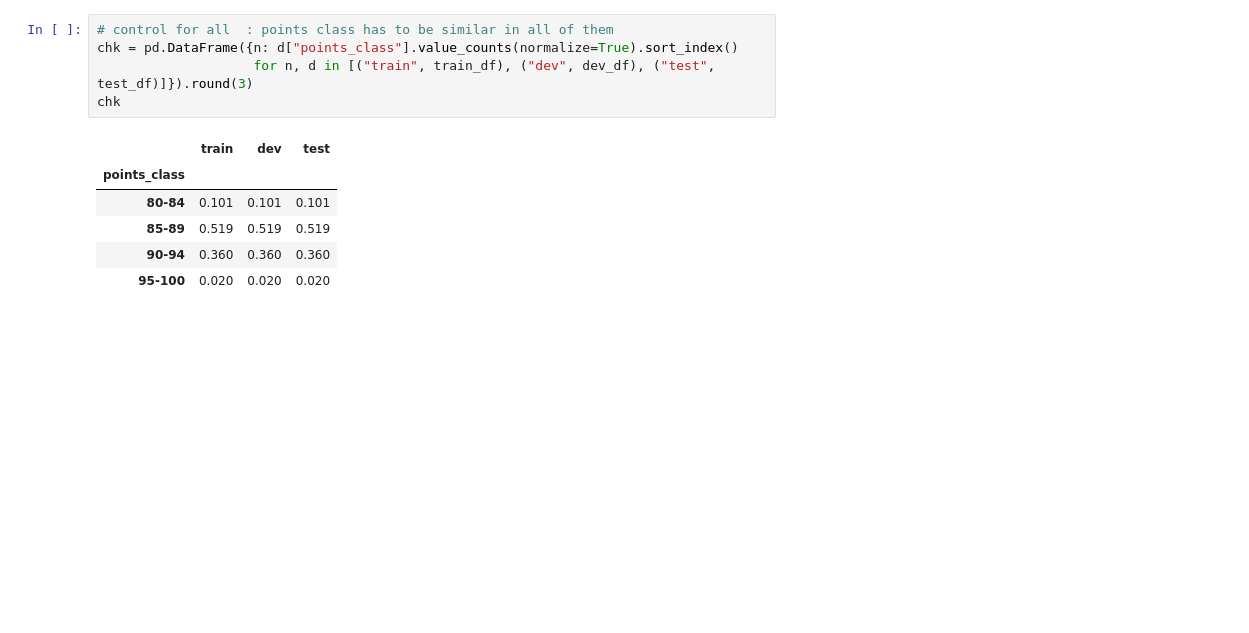
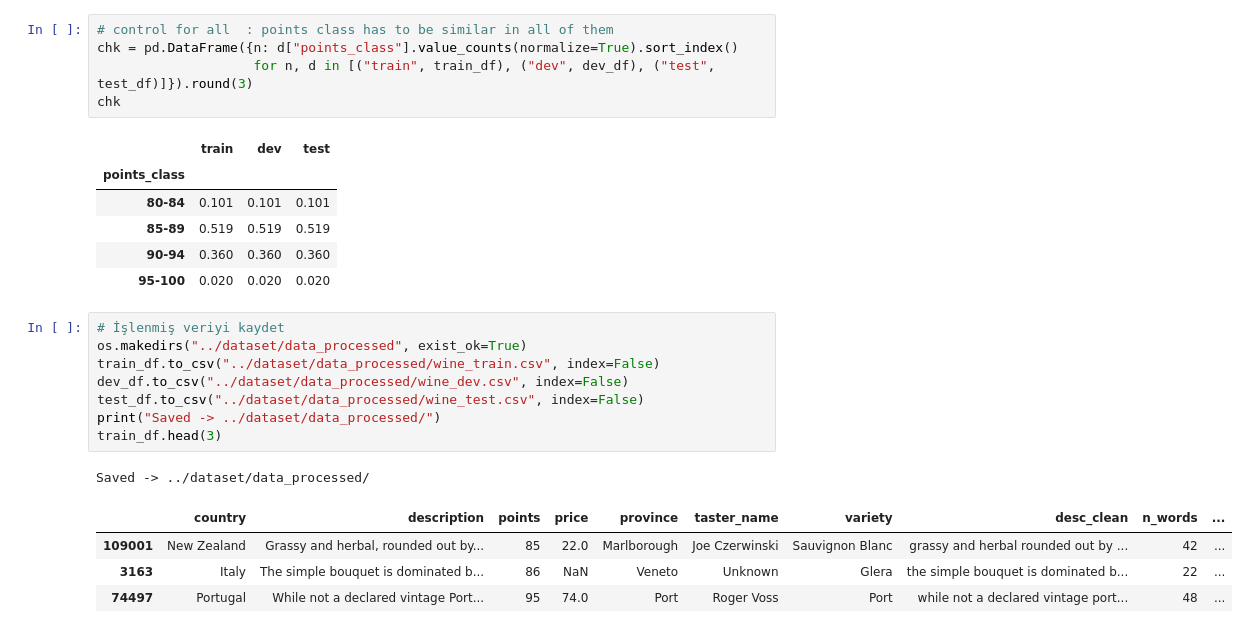
Before and after one commit to AUstundagx/Wine-Quality-Prediction, a Jupyter notebook: notebooks/data_kaggle.ipynb, the cells around one changed output. Cells and saved outputs as stored; diff of their text form; blank space fills up the shorter version.

Commit message:
train , dev , test datasets as data_processed was succesfuly saved into dataset

```diff
--- a/notebooks/data_kaggle.ipynb
+++ b/notebooks/data_kaggle.ipynb
@@ -288,3 +289,17 @@ chk
 | 85-89 | 0.519 | 0.519 | 0.519 |
 | 90-94 | 0.360 | 0.360 | 0.360 |
 | 95-100 | 0.020 | 0.020 | 0.020 |
+# %%
+# İşlenmiş veriyi kaydet
+os.makedirs("../dataset/data_processed", exist_ok=True)
+train_df.to_csv("../dataset/data_processed/wine_train.csv", index=False)
+dev_df.to_csv("../dataset/data_processed/wine_dev.csv", index=False)
+test_df.to_csv("../dataset/data_processed/wine_test.csv", index=False)
+print("Saved -> ../dataset/data_processed/")
+train_df.head(3)
+# %% [output]
+Saved -> ../dataset/data_processed/
+|  | country | description | points | price | province | taster_name | variety | desc_clean | n_words | ... |
+| 109001 | New Zealand | Grassy and herbal, rounded out by... | 85 | 22.0 | Marlborough | Joe Czerwinski | Sauvignon Blanc | grassy and herbal rounded out by ... | 42 | ... |
+| 3163 | Italy | The simple bouquet is dominated b... | 86 | NaN | Veneto | Unknown | Glera | the simple bouquet is dominated b... | 22 | ... |
+| 74497 | Portugal | While not a declared vintage Port... | 95 | 74.0 | Port | Roger Voss | Port | while not a declared vintage port... | 48 | ... |
```
Also changed, not shown: parts of 2 cells of this notebook, 3 other files.
